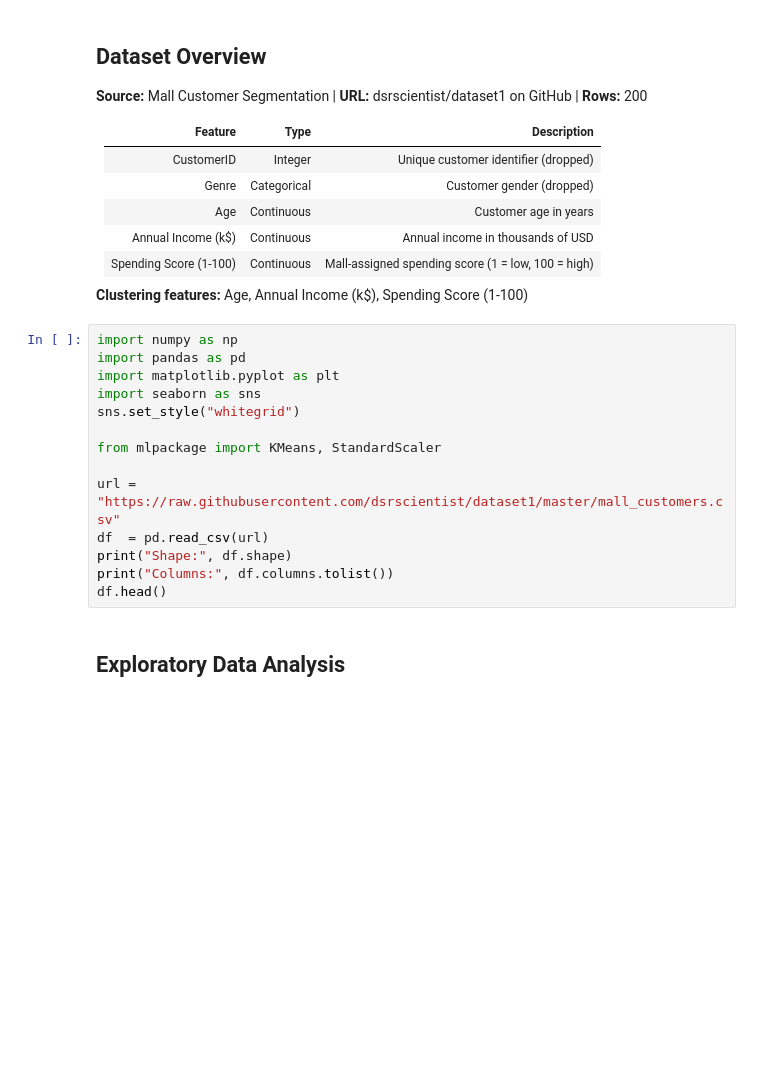
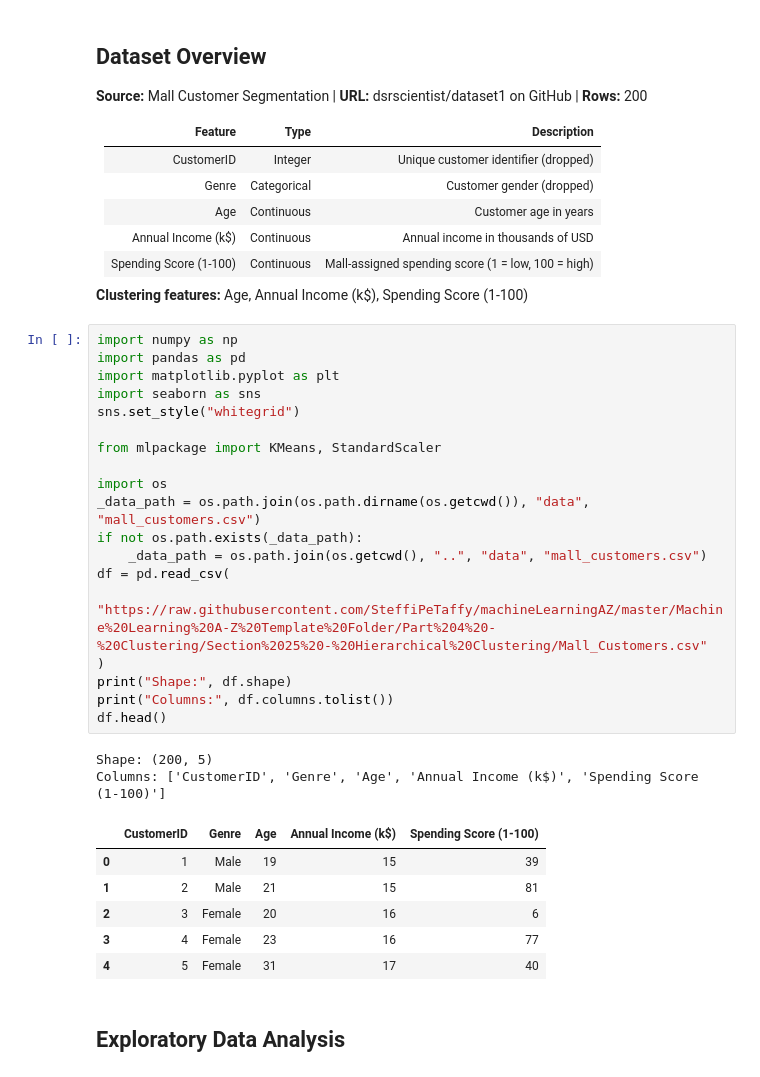
Before and after one commit to ashwinrao1/CMOR438-Spring-2026, a Jupyter notebook: notebooks/unsupervised_learning/K-Means_Clustering/k_means_clustering_example.ipynb, the cells around one changed output. Drawn from its saved outputs; the diff is of its cells as text; blank space fills up the shorter version.

```diff
--- a/notebooks/unsupervised_learning/K-Means_Clustering/k_means_clustering_example.ipynb
+++ b/notebooks/unsupervised_learning/K-Means_Clustering/k_means_clustering_example.ipynb
@@ -54,17 +54,31 @@ Beyond the elbow, adding clusters yields diminishing returns.
 # %%
 import numpy as np
 import pandas as pd
 import matplotlib.pyplot as plt
 import seaborn as sns
 sns.set_style("whitegrid")
 
 from mlpackage import KMeans, StandardScaler
 
-url = "https://raw.githubusercontent.com/dsrscientist/dataset1/master/mall_customers.csv"
-df  = pd.read_csv(url)
+import os
+_data_path = os.path.join(os.path.dirname(os.getcwd()), "data", "mall_customers.csv")
+if not os.path.exists(_data_path):
+    _data_path = os.path.join(os.getcwd(), "..", "data", "mall_customers.csv")
+df = pd.read_csv(
+    "https://raw.githubusercontent.com/SteffiPeTaffy/machineLearningAZ/master/Machine%20Learning%20A-Z%20Template%20Folder/Part%204%20-%20Clustering/Section%2025%20-%20Hierarchical%20Clustering/Mall_Customers.csv"
+)
 print("Shape:", df.shape)
 print("Columns:", df.columns.tolist())
 df.head()
+# %% [output]
+Shape: (200, 5)
+Columns: ['CustomerID', 'Genre', 'Age', 'Annual Income (k$)', 'Spending Score (1-100)']
+|  | CustomerID | Genre | Age | Annual Income (k$) | Spending Score (1-100) |
+| 0 | 1 | Male | 19 | 15 | 39 |
+| 1 | 2 | Male | 21 | 15 | 81 |
+| 2 | 3 | Female | 20 | 16 | 6 |
+| 3 | 4 | Female | 23 | 16 | 77 |
+| 4 | 5 | Female | 31 | 17 | 40 |
 # %% [markdown]
 ## Exploratory Data Analysis
 # %%
```
Also changed, not shown: parts of 9 cells of this notebook, 5 other files.
